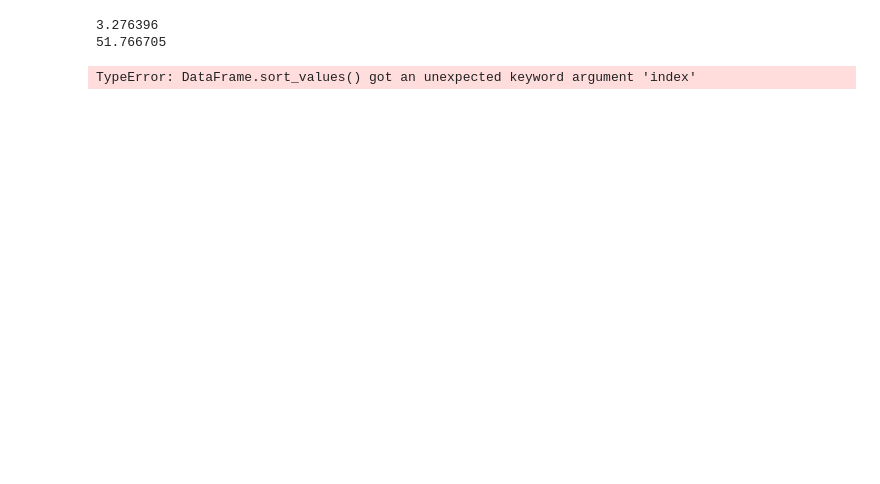
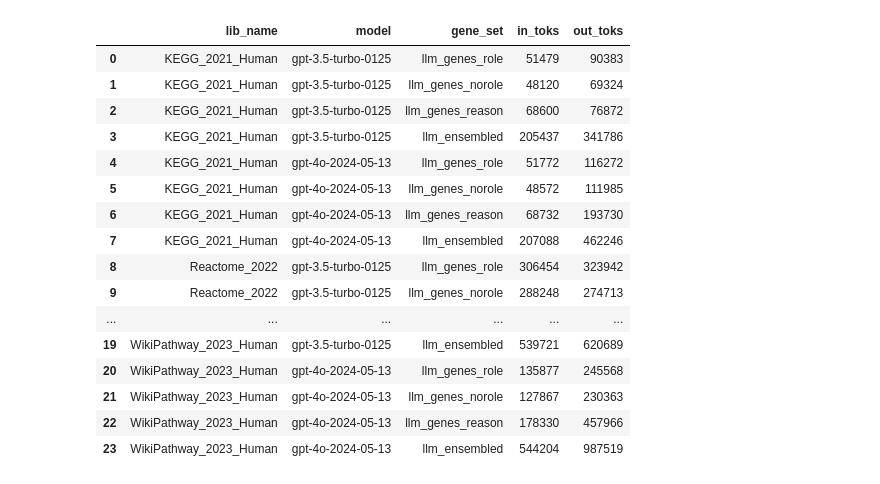
Before and after one commit to Alector-BIO/llm2geneset, a Jupyter notebook: notebooks/1_genes_overlap_outs.ipynb, the cells around one changed output. Drawn from its saved outputs; the diff is of its cells as text; code cells hidden in the pictures; blank space fills up the shorter version.

```diff
--- a/notebooks/1_genes_overlap_outs.ipynb
+++ b/notebooks/1_genes_overlap_outs.ipynb
@@ -12,6 +12,10 @@ lib_names = ["KEGG_2021_Human",
              "GO_Molecular_Function_2023",
              "GO_Cellular_Component_2023"]
 models = ["gpt-3.5-turbo-0125", "gpt-4o-2024-05-13"]
+lib_names = ["KEGG_2021_Human",
+             "Reactome_2022",
+             "WikiPathway_2023_Human"]
+gene_sets = ["llm_genes_role", "llm_genes_norole", "llm_genes_reason", "llm_ensembled"]
 # %%
 # Output table with generation times.
 gen_time_table = []
@@ -21,6 +25,9 @@ for lib_name in lib_names:
             gen_res = json.load(f)
         gen_time_table.append({"lib_name": lib_name,
          "model": model,
-         "gen_time": gen_res["gen_time"]
+         "gen_time_role": gen_res["gen_time_role"],
+         "gen_time_reason": gen_res["gen_time_reason"]
         })
-pd.DataFrame(gen_time_table).to_csv("gen_time.tsv",sep="\t",index=None)
+df = pd.DataFrame(gen_time_table)
+df.to_csv("gen_time.tsv",sep="\t",index=None)
+df
@@ -117,19 +108,26 @@ GO_Cellular_Component_2023
 # %%
 df_tok = pd.DataFrame(tok_use)
-df.to_csv("tok_use.tsv", sep="\t", index=None)
-
-
-cost_gpt35 = df_tok[df_tok["model"] == "gpt-3.5-turbo-0125"].in_toks.sum() / 1e6 * 0.5 + df_tok[df_tok["model"] == "gpt-3.5-turbo-0125"].out_toks.sum() / 1e6 * 1.5
-cost_gpt4o = df_tok[df_tok["model"] == "gpt-4o-2024-05-13"].in_toks.sum() / 1e6 * 5 + df_tok[df_tok["model"] == "gpt-4o-2024-05-13"].out_toks.sum() / 1e6 * 15
-print(cost_gpt35)
-print(cost_gpt4o)
+df_tok.to_csv("tok_use.tsv", sep="\t", index=None)
+df_tok
 # %% [output]
-3.276396
-51.766705
+|  | lib_name | model | gene_set | in_toks | out_toks |
+| 0 | KEGG_2021_Human | gpt-3.5-turbo-0125 | llm_genes_role | 51479 | 90383 |
+| 1 | KEGG_2021_Human | gpt-3.5-turbo-0125 | llm_genes_norole | 48120 | 69324 |
+| 2 | KEGG_2021_Human | gpt-3.5-turbo-0125 | llm_genes_reason | 68600 | 76872 |
+| 3 | KEGG_2021_Human | gpt-3.5-turbo-0125 | llm_ensembled | 205437 | 341786 |
+| 4 | KEGG_2021_Human | gpt-4o-2024-05-13 | llm_genes_role | 51772 | 116272 |
+| 5 | KEGG_2021_Human | gpt-4o-2024-05-13 | llm_genes_norole | 48572 | 111985 |
+| 6 | KEGG_2021_Human | gpt-4o-2024-05-13 | llm_genes_reason | 68732 | 193730 |
+| 7 | KEGG_2021_Human | gpt-4o-2024-05-13 | llm_ensembled | 207088 | 462246 |
+| 8 | Reactome_2022 | gpt-3.5-turbo-0125 | llm_genes_role | 306454 | 323942 |
+| 9 | Reactome_2022 | gpt-3.5-turbo-0125 | llm_genes_norole | 288248 | 274713 |
+| ... | ... | ... | ... | ... | ... |
+| 19 | WikiPathway_2023_Human | gpt-3.5-turbo-0125 | llm_ensembled | 539721 | 620689 |
+| 20 | WikiPathway_2023_Human | gpt-4o-2024-05-13 | llm_genes_role | 135877 | 245568 |
+| 21 | WikiPathway_2023_Human | gpt-4o-2024-05-13 | llm_genes_norole | 127867 | 230363 |
+| 22 | WikiPathway_2023_Human | gpt-4o-2024-05-13 | llm_genes_reason | 178330 | 457966 |
+| 23 | WikiPathway_2023_Human | gpt-4o-2024-05-13 | llm_ensembled | 544204 | 987519 |
 # %%
 df = pd.concat(database_res, ignore_index=True)
-df[df["p_val"] < 1e-15].sort_values("p_val")
-# %% [output]
-TypeError: DataFrame.sort_values() got an unexpected keyword argument 'index'
 # %%
 df.to_csv("genes_overlap.tsv",sep="\t",index=None)
```
Also changed, not shown: parts of 2 cells of this notebook, 28 other files.
